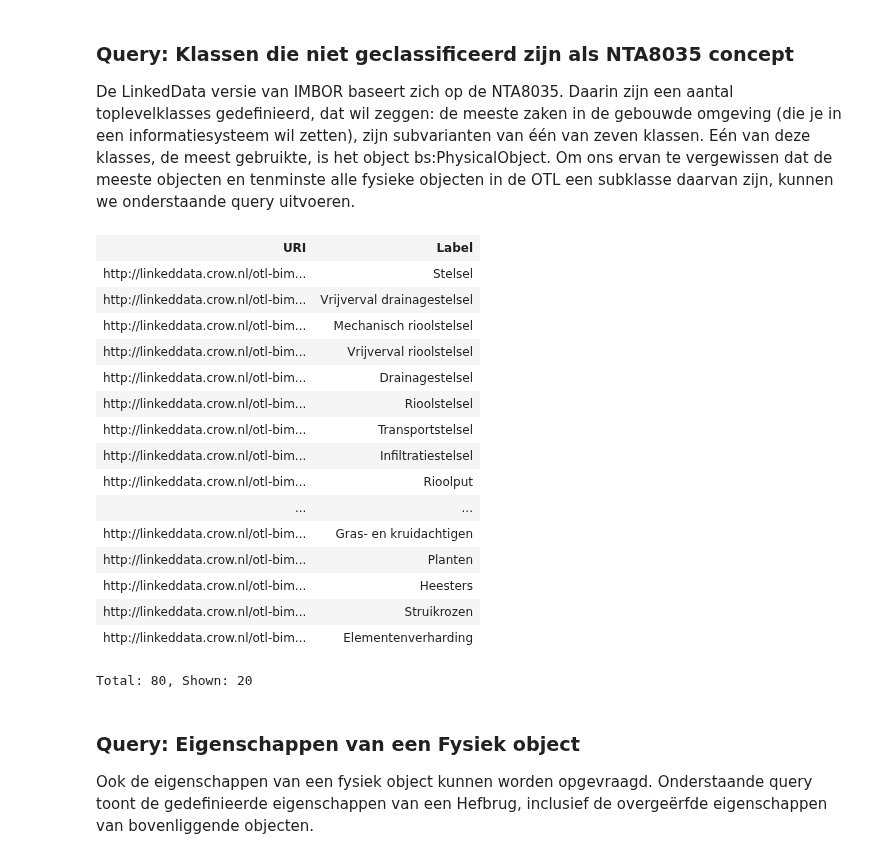
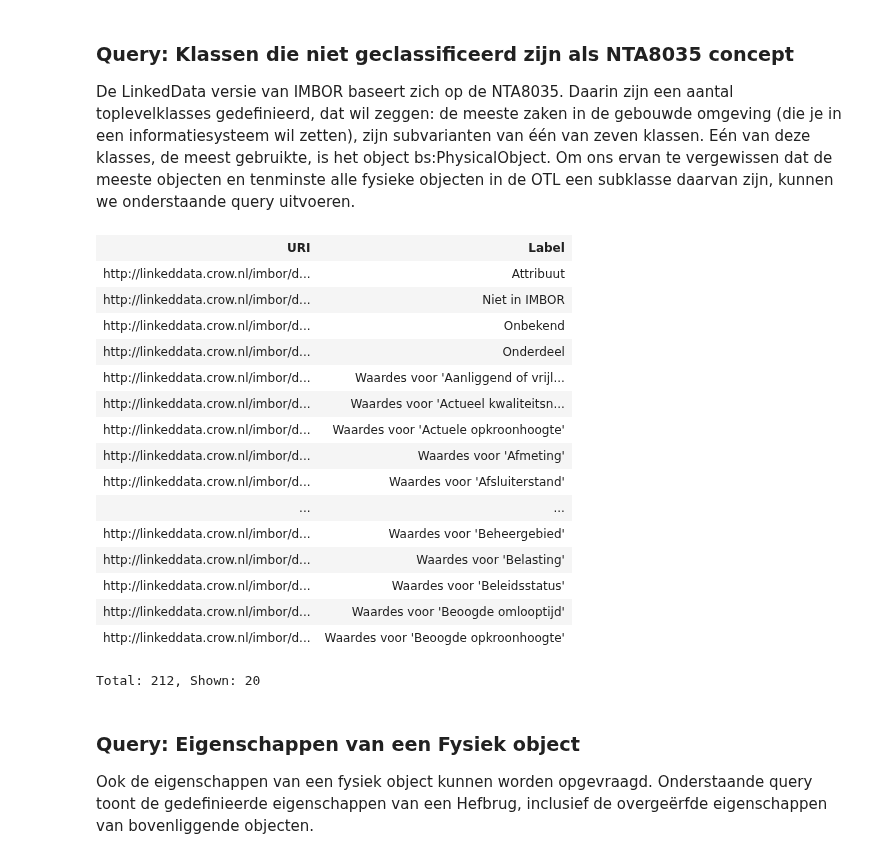
Before and after one commit to Stichting-CROW/imbor, a Jupyter notebook: docs/SPARQL-voorbeelden.ipynb, the cells around one changed output. Saved outputs shown, nothing was run; the diff lists cells and outputs as text; code cells hidden in the pictures.

```diff
--- a/docs/SPARQL-voorbeelden.ipynb
+++ b/docs/SPARQL-voorbeelden.ipynb
@@ -82,35 +83,36 @@ Om ons ervan te vergewissen dat de meeste objecten en tenminste alle fysieke obj
 # %%
 PREFIX rdfs: <http://www.w3.org/2000/01/rdf-schema#>
 PREFIX skos: <http://www.w3.org/2004/02/skos/core#>
-PREFIX bs: <https://w3id.org/de/basicsemantics#>
+PREFIX nta8035: <https://w3id.org/def/basicsemantics-owl#>
 
 SELECT (?thing AS ?URI) ?Label
 WHERE {
 # Selecteer alleen klassen ...
     ?thing a rdfs:Class ;
 # ... die een preferred label hebben ...
              skos:prefLabel ?Label .
 # ... en die geen subklasse zijn (direct of via overerving van Fysiek object)
-    MINUS { ?thing rdfs:subClassOf bs:PhysicalObject }
+    MINUS { ?thing rdfs:subClassOf nta8035:PhysicalObject }
 }
+ORDER BY ?Label
 # %% [output]
 | URI | Label |
-| http://linkeddata.crow.nl/otl-bim... | Stelsel |
-| http://linkeddata.crow.nl/otl-bim... | Vrijverval drainagestelsel |
-| http://linkeddata.crow.nl/otl-bim... | Mechanisch rioolstelsel |
-| http://linkeddata.crow.nl/otl-bim... | Vrijverval rioolstelsel |
-| http://linkeddata.crow.nl/otl-bim... | Drainagestelsel |
-| http://linkeddata.crow.nl/otl-bim... | Rioolstelsel |
-| http://linkeddata.crow.nl/otl-bim... | Transportstelsel |
-| http://linkeddata.crow.nl/otl-bim... | Infiltratiestelsel |
-| http://linkeddata.crow.nl/otl-bim... | Rioolput |
+| http://linkeddata.crow.nl/imbor/d... | Attribuut |
+| http://linkeddata.crow.nl/imbor/d... | Niet in IMBOR |
+| http://linkeddata.crow.nl/imbor/d... | Onbekend |
+| http://linkeddata.crow.nl/imbor/d... | Onderdeel |
+| http://linkeddata.crow.nl/imbor/d... | Waardes voor 'Aanliggend of vrijl... |
+| http://linkeddata.crow.nl/imbor/d... | Waardes voor 'Actueel kwaliteitsn... |
+| http://linkeddata.crow.nl/imbor/d... | Waardes voor 'Actuele opkroonhoogte' |
+| http://linkeddata.crow.nl/imbor/d... | Waardes voor 'Afmeting' |
+| http://linkeddata.crow.nl/imbor/d... | Waardes voor 'Afsluiterstand' |
 | ... | ... |
-| http://linkeddata.crow.nl/otl-bim... | Gras- en kruidachtigen |
-| http://linkeddata.crow.nl/otl-bim... | Planten |
-| http://linkeddata.crow.nl/otl-bim... | Heesters |
-| http://linkeddata.crow.nl/otl-bim... | Struikrozen |
-| http://linkeddata.crow.nl/otl-bim... | Elementenverharding |
+| http://linkeddata.crow.nl/imbor/d... | Waardes voor 'Beheergebied' |
+| http://linkeddata.crow.nl/imbor/d... | Waardes voor 'Belasting' |
+| http://linkeddata.crow.nl/imbor/d... | Waardes voor 'Beleidsstatus' |
+| http://linkeddata.crow.nl/imbor/d... | Waardes voor 'Beoogde omlooptijd' |
+| http://linkeddata.crow.nl/imbor/d... | Waardes voor 'Beoogde opkroonhoogte' |
-Total: 80, Shown: 20
+Total: 212, Shown: 20
 # %% [markdown]
 ### Query: Eigenschappen van een Fysiek object
 
```
Also changed, not shown: parts of 15 cells of this notebook.
